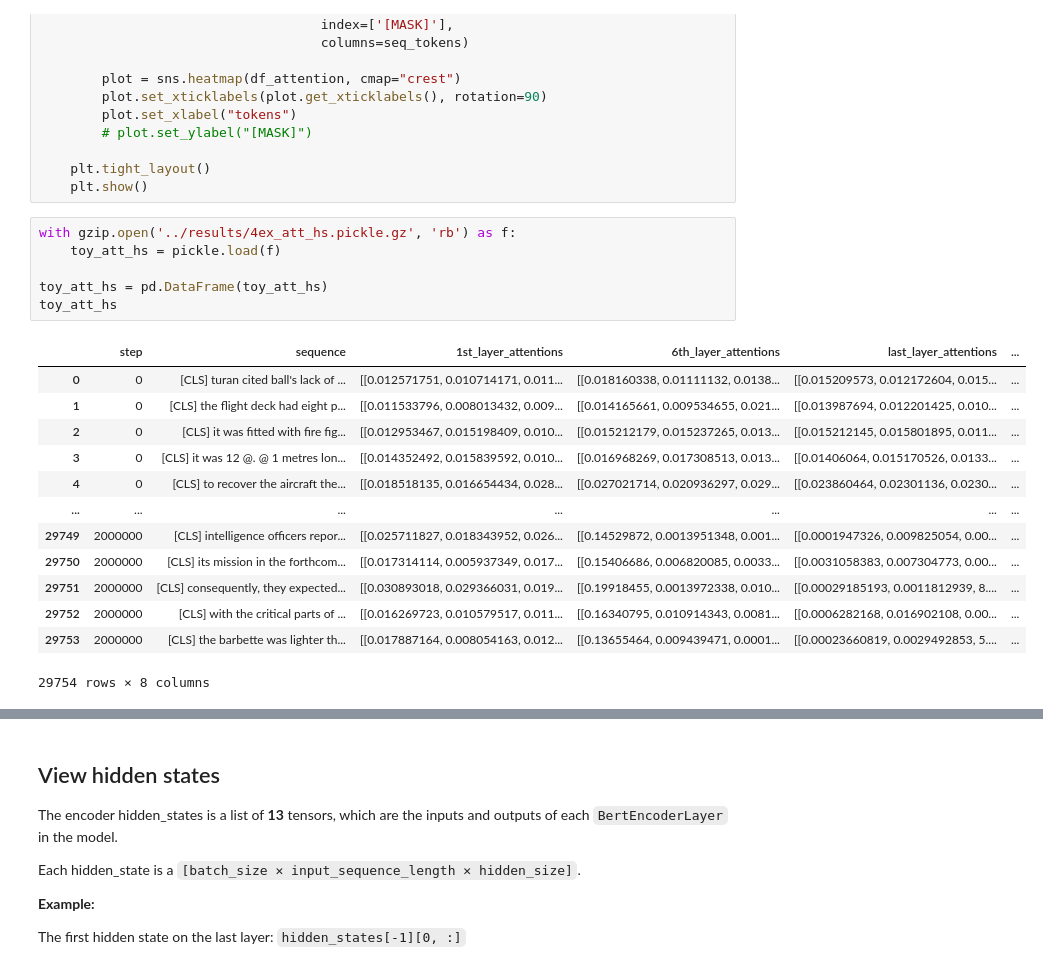
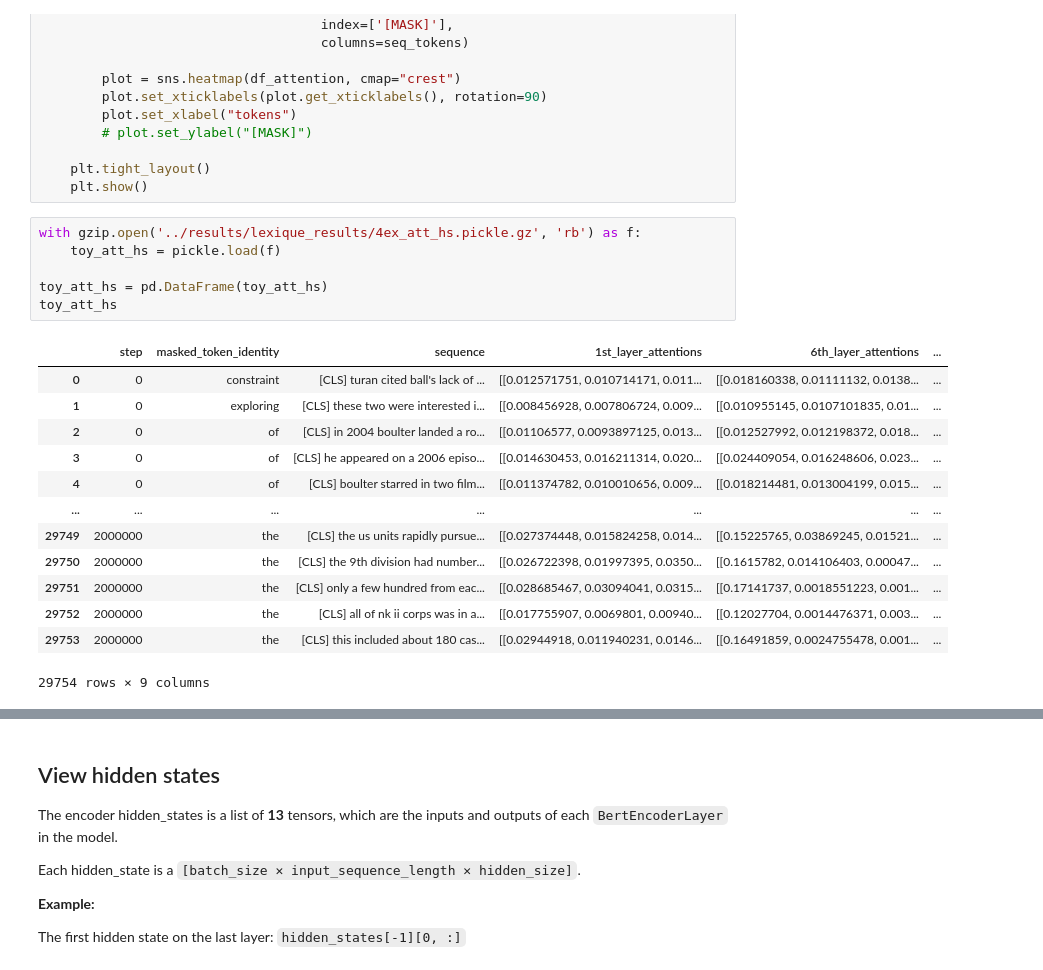
Before and after one commit to NazaninShafiabadi/NeuralLMs, a Jupyter notebook: src/representations.ipynb, the cells around one changed output, grey strips where cells are left out. Drawn from its saved outputs; the diff is of its cells as text.

```diff
--- a/src/representations.ipynb
+++ b/src/representations.ipynb
@@ -72,23 +72,23 @@ def attention_matrices(attentions, sequence, tokenizer):
     plt.tight_layout()
     plt.show()
 # %%
-with gzip.open('../results/4ex_att_hs.pickle.gz', 'rb') as f:
+with gzip.open('../results/lexique_results/4ex_att_hs.pickle.gz', 'rb') as f:
     toy_att_hs = pickle.load(f)
 
 toy_att_hs = pd.DataFrame(toy_att_hs)
 toy_att_hs
 # %% [output]
-|  | step | sequence | 1st_layer_attentions | 6th_layer_attentions | last_layer_attentions | ... |
-| 0 | 0 | [CLS] turan cited ball's lack of ... | [[0.012571751, 0.010714171, 0.011... | [[0.018160338, 0.01111132, 0.0138... | [[0.015209573, 0.012172604, 0.015... | ... |
-| 1 | 0 | [CLS] the flight deck had eight p... | [[0.011533796, 0.008013432, 0.009... | [[0.014165661, 0.009534655, 0.021... | [[0.013987694, 0.012201425, 0.010... | ... |
-| 2 | 0 | [CLS] it was fitted with fire fig... | [[0.012953467, 0.015198409, 0.010... | [[0.015212179, 0.015237265, 0.013... | [[0.015212145, 0.015801895, 0.011... | ... |
-| 3 | 0 | [CLS] it was 12 @. @ 1 metres lon... | [[0.014352492, 0.015839592, 0.010... | [[0.016968269, 0.017308513, 0.013... | [[0.01406064, 0.015170526, 0.0133... | ... |
-| 4 | 0 | [CLS] to recover the aircraft the... | [[0.018518135, 0.016654434, 0.028... | [[0.027021714, 0.020936297, 0.029... | [[0.023860464, 0.02301136, 0.0230... | ... |
+|  | step | masked_token_identity | sequence | 1st_layer_attentions | 6th_layer_attentions | ... |
+| 0 | 0 | constraint | [CLS] turan cited ball's lack of ... | [[0.012571751, 0.010714171, 0.011... | [[0.018160338, 0.01111132, 0.0138... | ... |
+| 1 | 0 | exploring | [CLS] these two were interested i... | [[0.008456928, 0.007806724, 0.009... | [[0.010955145, 0.0107101835, 0.01... | ... |
+| 2 | 0 | of | [CLS] in 2004 boulter landed a ro... | [[0.01106577, 0.0093897125, 0.013... | [[0.012527992, 0.012198372, 0.018... | ... |
+| 3 | 0 | of | [CLS] he appeared on a 2006 episo... | [[0.014630453, 0.016211314, 0.020... | [[0.024409054, 0.016248606, 0.023... | ... |
+| 4 | 0 | of | [CLS] boulter starred in two film... | [[0.011374782, 0.010010656, 0.009... | [[0.018214481, 0.013004199, 0.015... | ... |
 | ... | ... | ... | ... | ... | ... | ... |
-| 29749 | 2000000 | [CLS] intelligence officers repor... | [[0.025711827, 0.018343952, 0.026... | [[0.14529872, 0.0013951348, 0.001... | [[0.0001947326, 0.009825054, 0.00... | ... |
-| 29750 | 2000000 | [CLS] its mission in the forthcom... | [[0.017314114, 0.005937349, 0.017... | [[0.15406686, 0.006820085, 0.0033... | [[0.0031058383, 0.007304773, 0.00... | ... |
-| 29751 | 2000000 | [CLS] consequently, they expected... | [[0.030893018, 0.029366031, 0.019... | [[0.19918455, 0.0013972338, 0.010... | [[0.00029185193, 0.0011812939, 8.... | ... |
-| 29752 | 2000000 | [CLS] with the critical parts of ... | [[0.016269723, 0.010579517, 0.011... | [[0.16340795, 0.010914343, 0.0081... | [[0.0006282168, 0.016902108, 0.00... | ... |
-| 29753 | 2000000 | [CLS] the barbette was lighter th... | [[0.017887164, 0.008054163, 0.012... | [[0.13655464, 0.009439471, 0.0001... | [[0.00023660819, 0.0029492853, 5.... | ... |
+| 29749 | 2000000 | the | [CLS] the us units rapidly pursue... | [[0.027374448, 0.015824258, 0.014... | [[0.15225765, 0.03869245, 0.01521... | ... |
+| 29750 | 2000000 | the | [CLS] the 9th division had number... | [[0.026722398, 0.01997395, 0.0350... | [[0.1615782, 0.014106403, 0.00047... | ... |
+| 29751 | 2000000 | the | [CLS] only a few hundred from eac... | [[0.028685467, 0.03094041, 0.0315... | [[0.17141737, 0.0018551223, 0.001... | ... |
+| 29752 | 2000000 | the | [CLS] all of nk ii corps was in a... | [[0.017755907, 0.0069801, 0.00940... | [[0.12027704, 0.0014476371, 0.003... | ... |
+| 29753 | 2000000 | the | [CLS] this included about 180 cas... | [[0.02944918, 0.011940231, 0.0146... | [[0.16491859, 0.0024755478, 0.001... | ... |
-29754 rows × 8 columns
+29754 rows × 9 columns
 # %%
```
Also changed, not shown: parts of 4 cells of this notebook, 2 other files.
